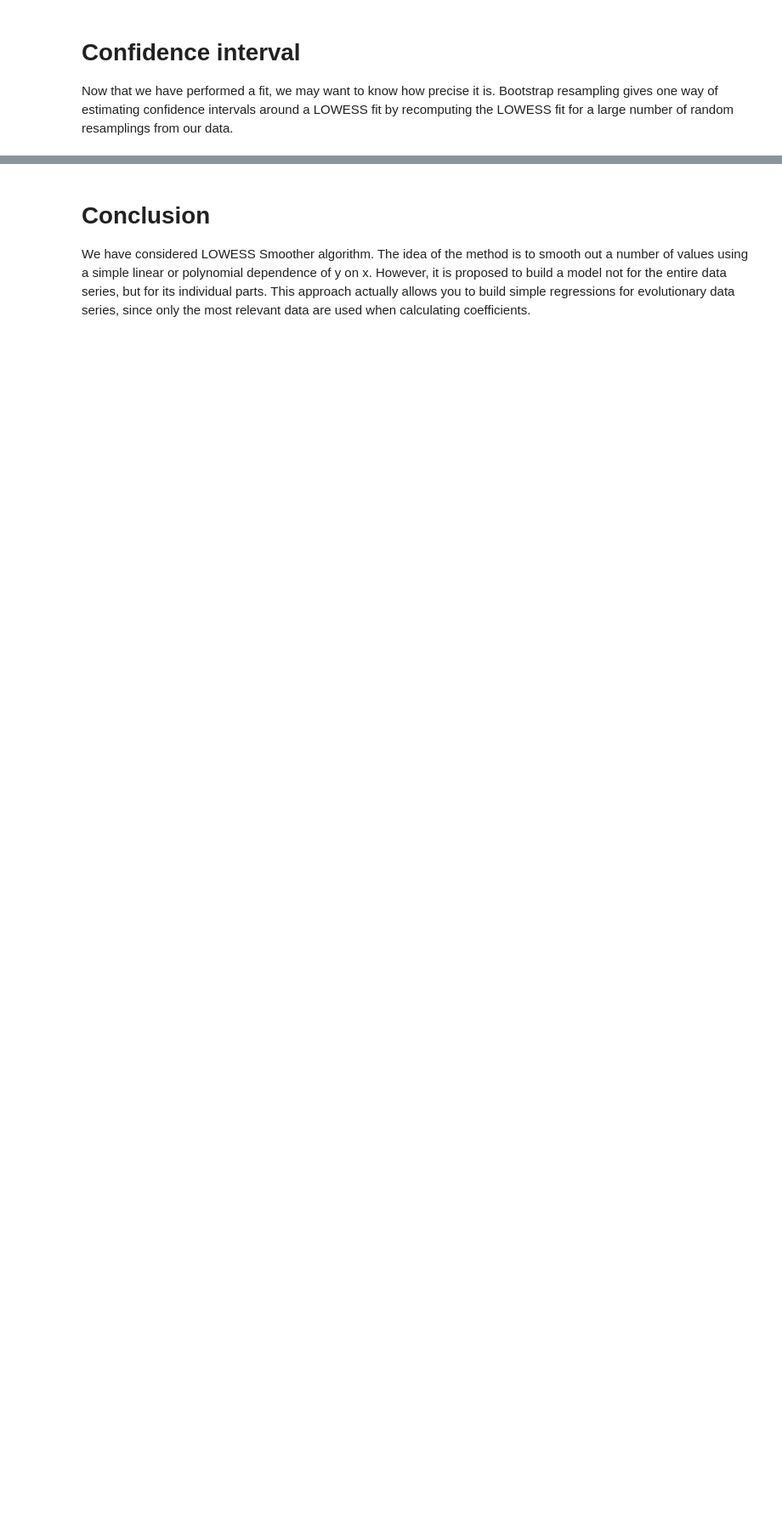
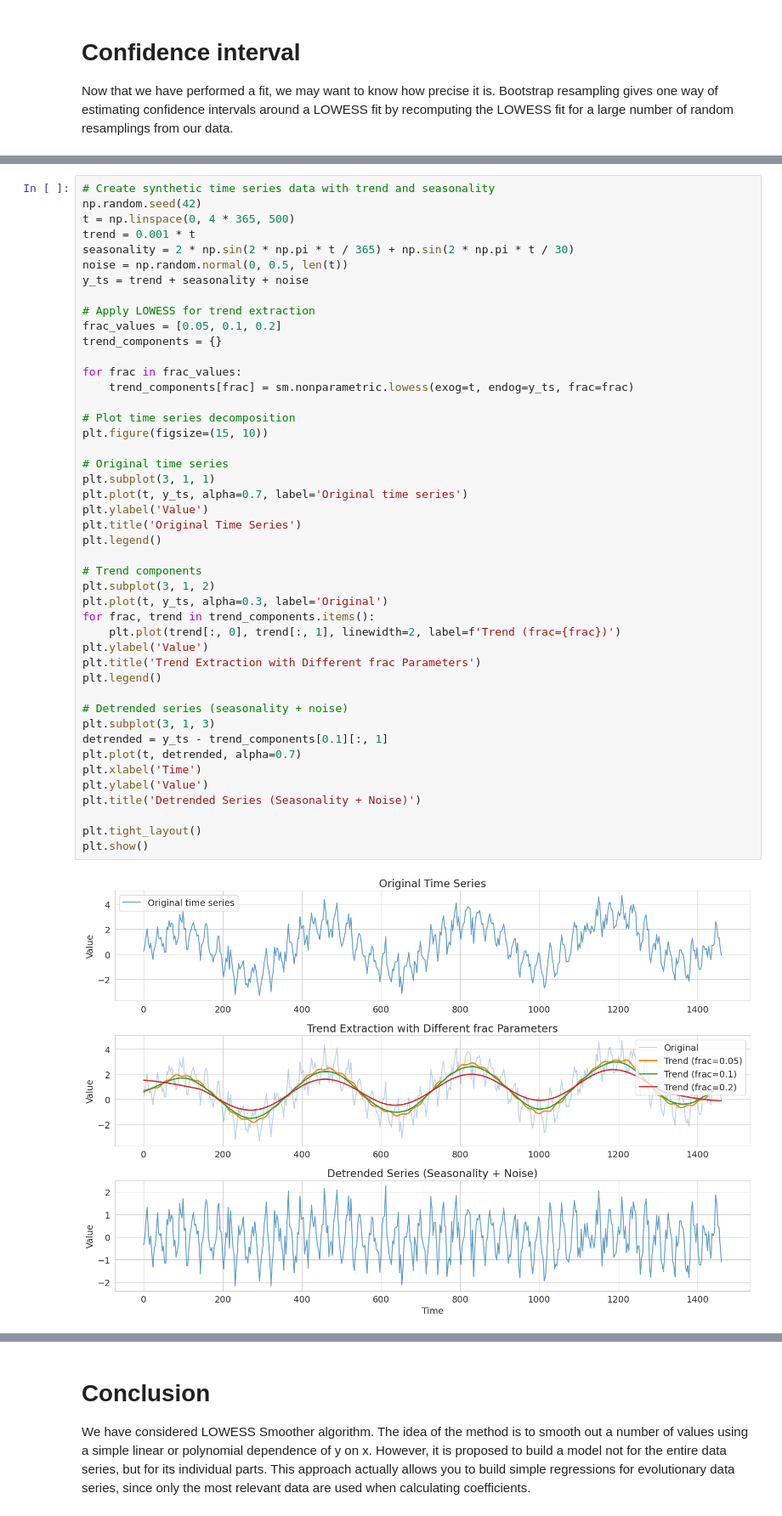
Before and after one commit to esosetrov/LOWESS-Smoother-Implementation, a Jupyter notebook: lowess-smoother-algorithm.ipynb, the cells around one changed output, grey strips where cells are left out. Shown at 85% size. Cells and saved outputs as stored; diff of their text form; blank space fills up the shorter version.

```diff
--- a/lowess-smoother-algorithm.ipynb
+++ b/lowess-smoother-algorithm.ipynb
@@ -127,0 +301,47 @@ pylab.autoscale(enable=True, axis="x", tight=True)
+# %%
+# Create synthetic time series data with trend and seasonality
+np.random.seed(42)
+t = np.linspace(0, 4 * 365, 500)
+trend = 0.001 * t
+seasonality = 2 * np.sin(2 * np.pi * t / 365) + np.sin(2 * np.pi * t / 30)
+noise = np.random.normal(0, 0.5, len(t))
+y_ts = trend + seasonality + noise
+
+# Apply LOWESS for trend extraction
+frac_values = [0.05, 0.1, 0.2]
+trend_components = {}
+
+for frac in frac_values:
+    trend_components[frac] = sm.nonparametric.lowess(exog=t, endog=y_ts, frac=frac)
+
+# Plot time series decomposition
+plt.figure(figsize=(15, 10))
+
+# Original time series
+plt.subplot(3, 1, 1)
+plt.plot(t, y_ts, alpha=0.7, label='Original time series')
+plt.ylabel('Value')
+plt.title('Original Time Series')
+plt.legend()
+
+# Trend components
+plt.subplot(3, 1, 2)
+plt.plot(t, y_ts, alpha=0.3, label='Original')
+for frac, trend in trend_components.items():
+    plt.plot(trend[:, 0], trend[:, 1], linewidth=2, label=f'Trend (frac={frac})')
+plt.ylabel('Value')
+plt.title('Trend Extraction with Different frac Parameters')
+plt.legend()
+
+# Detrended series (seasonality + noise)
+plt.subplot(3, 1, 3)
+detrended = y_ts - trend_components[0.1][:, 1]
+plt.plot(t, detrended, alpha=0.7)
+plt.xlabel('Time')
+plt.ylabel('Value')
+plt.title('Detrended Series (Seasonality + Noise)')
+
+plt.tight_layout()
+plt.show()
+# %% [output]
+[figure, added]
```
Also changed, not shown: parts of 33 cells of this notebook.
